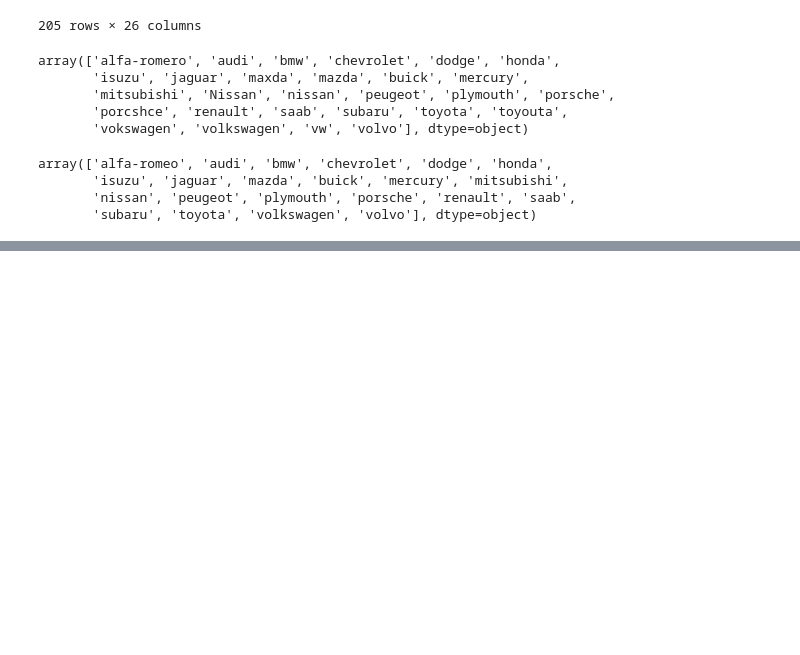
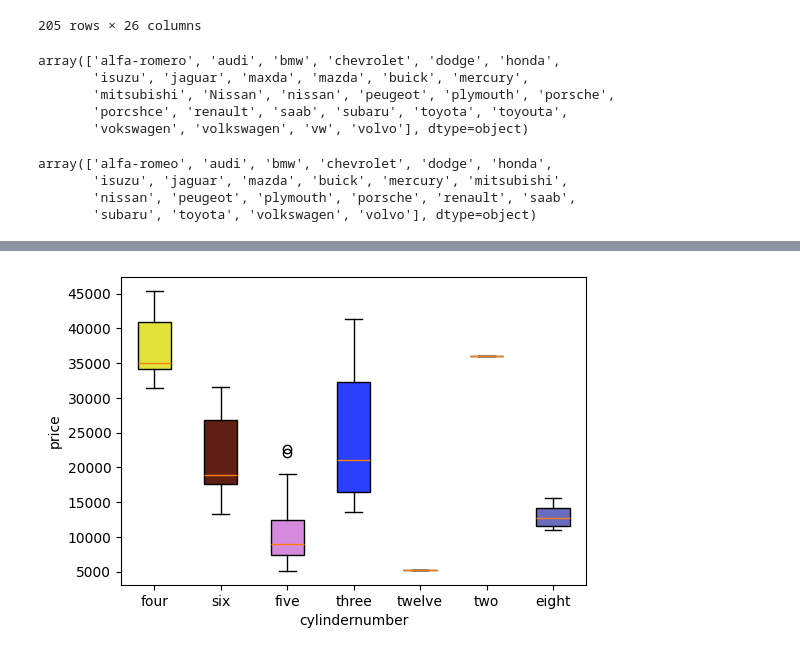
Before and after one commit to finorak/AI-piscine, a Jupyter notebook: module02/ex00/Beginner02.ipynb, the cells around one changed output, grey strips where cells are left out. Saved outputs shown, nothing was run; the diff lists cells and outputs as text; code cells hidden in the pictures; blank space fills up the shorter version.

```diff
--- a/module02/ex00/Beginner02.ipynb
+++ b/module02/ex00/Beginner02.ipynb
@@ -151,0 +147,6 @@ df.describe()
+# %%
+data = df.groupby("cylindernumber")['price'].apply(list)
+labels = df['cylindernumber'].unique()
+render_boxplot(data, labels, "cylindernumber", "price")
+# %% [output]
+[figure, added]
```
Also changed, not shown: parts of 10 cells of this notebook.
